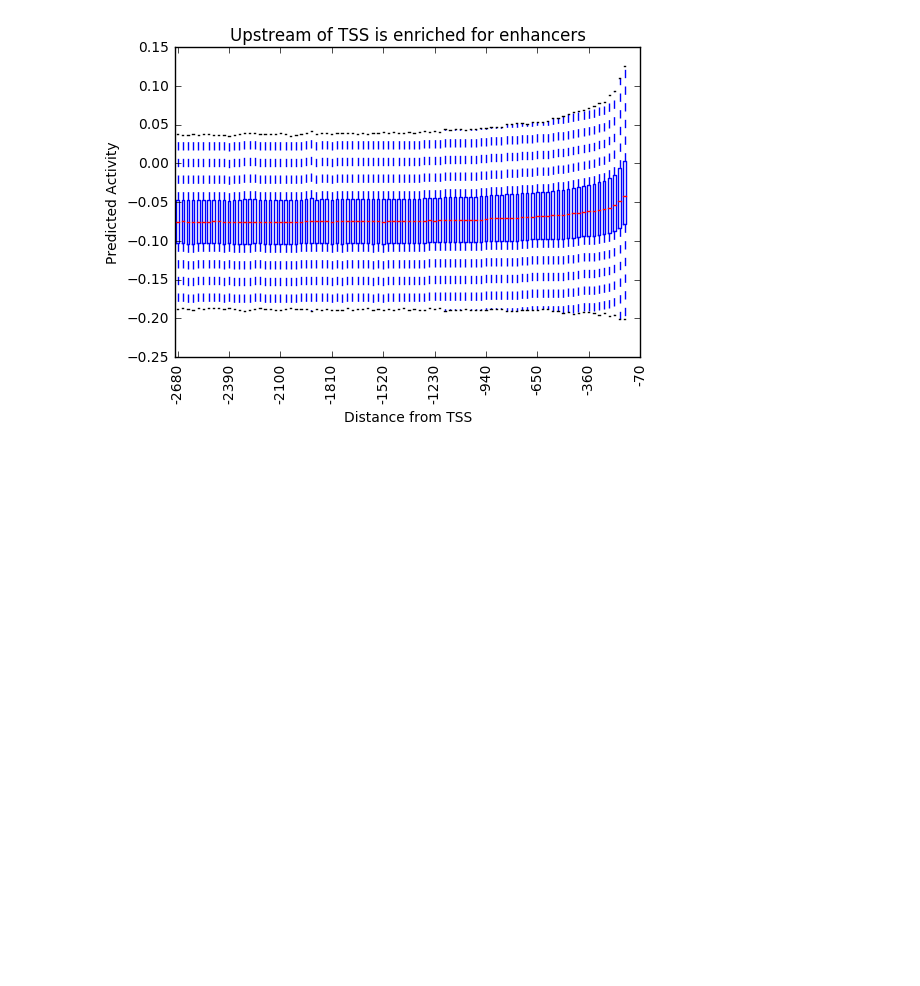
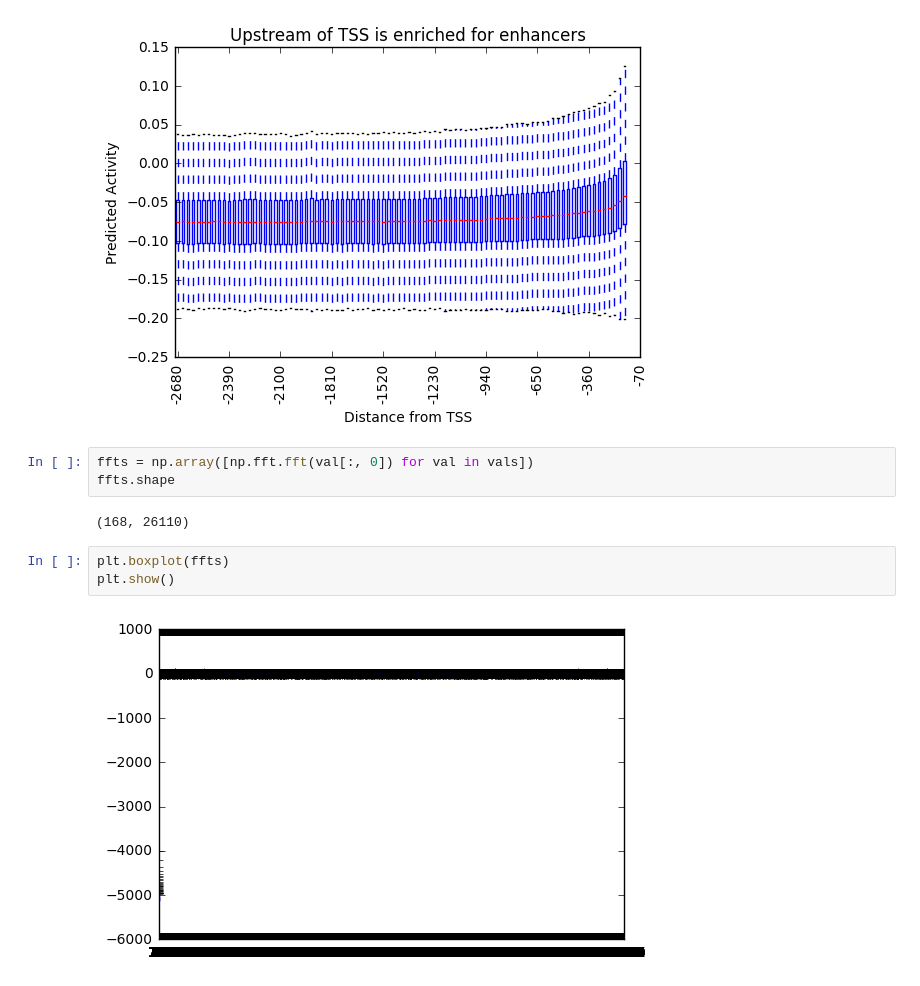
Before and after one commit to irvhsu/cs273b-project, a Jupyter notebook: notebooks/Promoter_metaplot.ipynb, the cells around one changed output. Drawn from its saved outputs; the diff is of its cells as text; blank space fills up the shorter version.

```diff
--- a/notebooks/Promoter_metaplot.ipynb
+++ b/notebooks/Promoter_metaplot.ipynb
@@ -166,3 +166,13 @@ plt.xlabel('Distance from TSS')
 plt.show()
 # %% [output]
 [figure]
+# %%
+ffts = np.array([np.fft.fft(val[:, 0]) for val in vals])
+ffts.shape
+# %% [output]
+(168, 26110)
+# %%
+plt.boxplot(ffts)
+plt.show()
+# %% [output]
+[figure, added]
```
Also changed, not shown: 3 other files.
